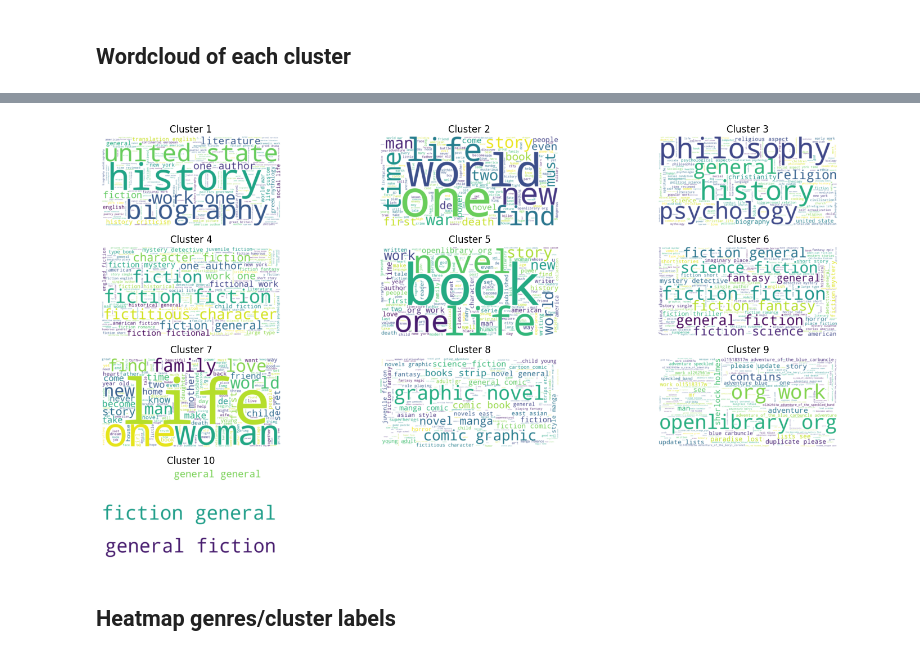
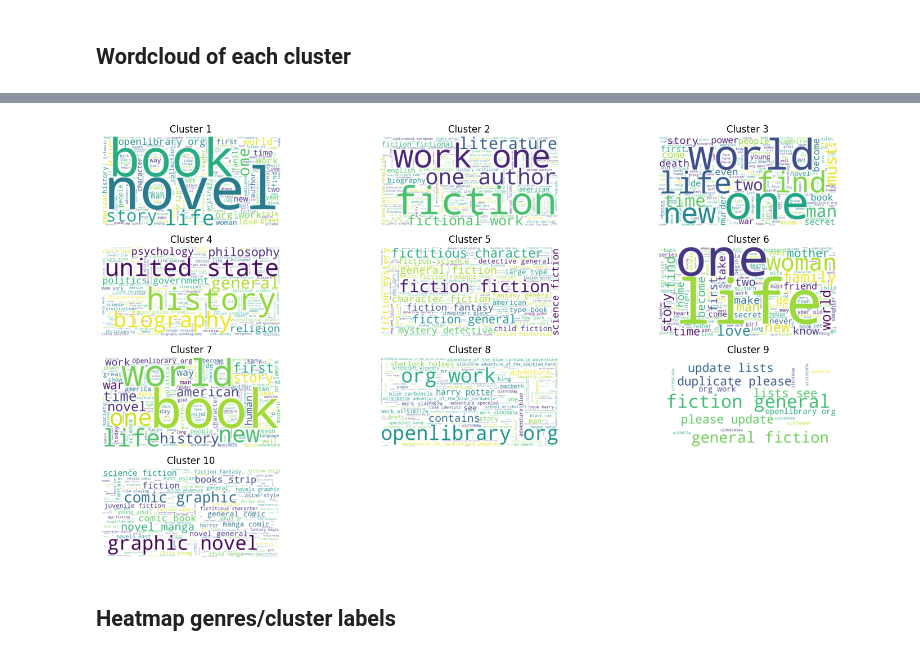
Before and after one commit to Egjfour/dsti_goodreads_rating_predictions, a Jupyter notebook: goodreads-predictor/notebooks/clustering_notebook.ipynb, the cells around one changed output, grey strips where cells are left out. Saved outputs shown, nothing was run; the diff lists cells and outputs as text; code cells hidden in the pictures.

Commit message:
Replaced origin data to book_features

```diff
--- a/goodreads-predictor/notebooks/clustering_notebook.ipynb
+++ b/goodreads-predictor/notebooks/clustering_notebook.ipynb
@@ -103,7 +72,7 @@ embeddings
 11123 rows × 2 columns
 # %%
 # Merge train, test and validation data
-data = pd.concat([train,test,valid], axis=0)
+data = feature_engineering
 # %%
 # Merge embeddings dataframe with train dataframe using isbn13 column
 merged_df = pd.merge(data, embeddings, on='isbn13')
@@ -171,6 +118,3 @@ filtered_books
-# %%
-# Merge Description column from filtered books to merged_df based on isbn13 column, and rename the column to description_full
-merged_df = pd.merge(merged_df, filtered_books[['isbn13', 'Description']], on='isbn13', how='left')
 # %%
 merged_df
 # %% [output]
@@ -242,11 +186,14 @@ Silhouette Score: 0.38178635
 ## Wordcloud of each cluster
 # %%
 
+from nltk.tokenize import word_tokenize
+from nltk.stem import WordNetLemmatizer
 # Define a function to generate a word cloud for a given cluster
 def generate_wordcloud(cluster_data):
-    text = ' '.join(cluster_data['Description_y'].values)
+    text = ' '.join(cluster_data['Description'].values)
 
     # Remove stopwords from the text using NLTK
+    from nltk.corpus import stopwords
     stopwords = set(stopwords.words('english'))
     text = ' '.join([word for word in text.split() if word not in stopwords])
 
@@ -261,34 +208,34 @@ def generate_wordcloud(cluster_data):
 
 # Generate word clouds for each cluster
 wordclouds = []
 for cluster_id in merged_df['cluster'].unique():
     cluster_data = merged_df[merged_df['cluster'] == cluster_id]
     wordcloud = generate_wordcloud(cluster_data)
     wordclouds.append(wordcloud)
 
 # Determine the grid size for subplots
 n_clusters = len(wordclouds)
 n_cols = 3
 n_rows = (n_clusters + n_cols - 1) // n_cols
 
 # Display the word clouds in a grid
 fig, axes = plt.subplots(n_rows, n_cols, figsize=(15, 8))
 axes = axes.flatten()  # Flatten the axes array for easy iteration
 
 for i in range(n_clusters):
     axes[i].imshow(wordclouds[i], interpolation='bilinear')
     axes[i].axis('off')
     axes[i].set_title(f'Cluster {i+1}')
 
 # Hide any unused subplots
 for i in range(n_clusters, len(axes)):
     axes[i].axis('off')
 
 plt.tight_layout()
 plt.show()
 # %% [output]
 [interactive output not drawn]
-[figure, old version]
+[figure, new version]
 # %% [markdown]
 ## Heatmap genres/cluster labels
 # %%
```
Also changed, not shown: parts of 12 cells of this notebook.
